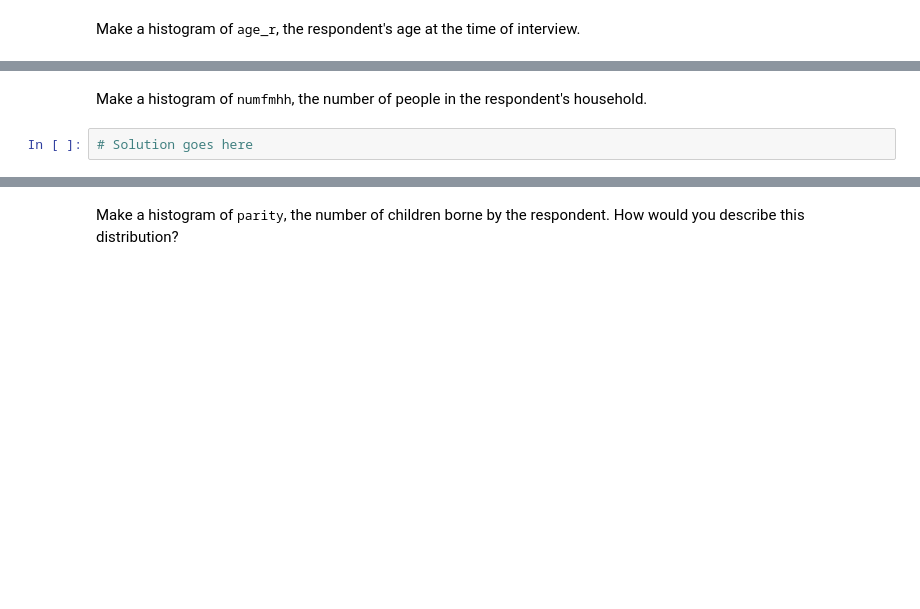
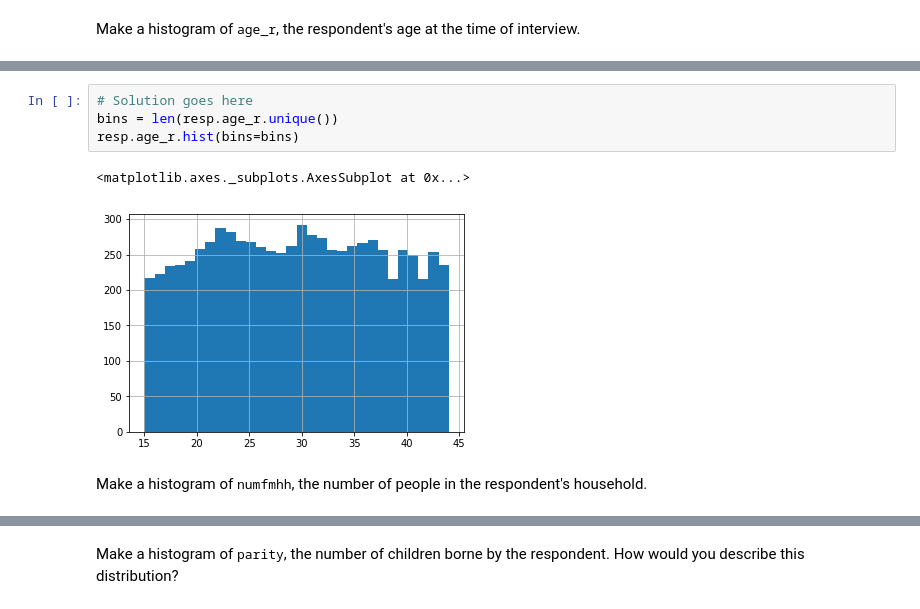
Before and after one commit to ToastyTad/ThinkStats2, a Jupyter notebook: code/chap02ex.ipynb, the cells around one changed output, grey strips where cells are left out. Cells and saved outputs as stored; diff of their text form; blank space fills up the shorter version.

```diff
--- a/code/chap02ex.ipynb
+++ b/code/chap02ex.ipynb
@@ -271,4 +286,9 @@ Make a histogram of <tt>age_r</tt>, the respondent's age at the time of intervie
+# %%
+# Solution goes here
+bins = len(resp.age_r.unique())
+resp.age_r.hist(bins=bins)
+# %% [output]
+<matplotlib.axes._subplots.AxesSubplot at 0x...>
+[figure, added]
 # %% [markdown]
 Make a histogram of <tt>numfmhh</tt>, the number of people in the respondent's household.
-# %%
-# Solution goes here
```
Also changed, not shown: parts of 20 cells of this notebook, 3 other files.
